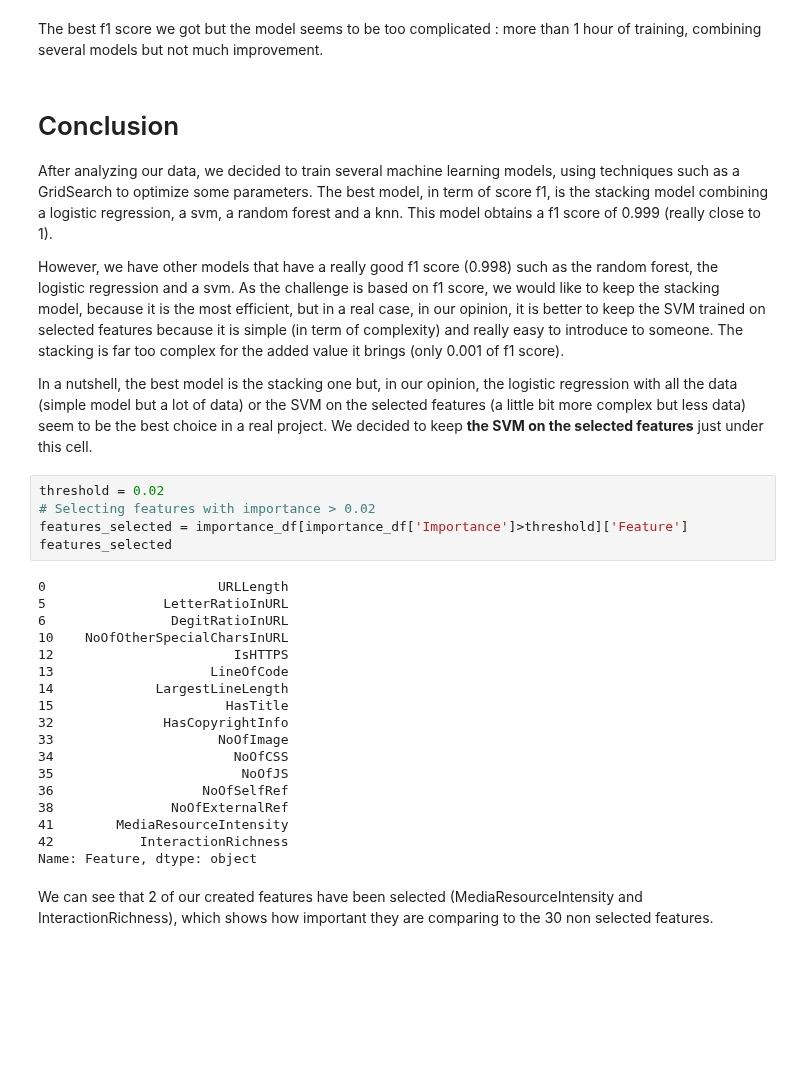
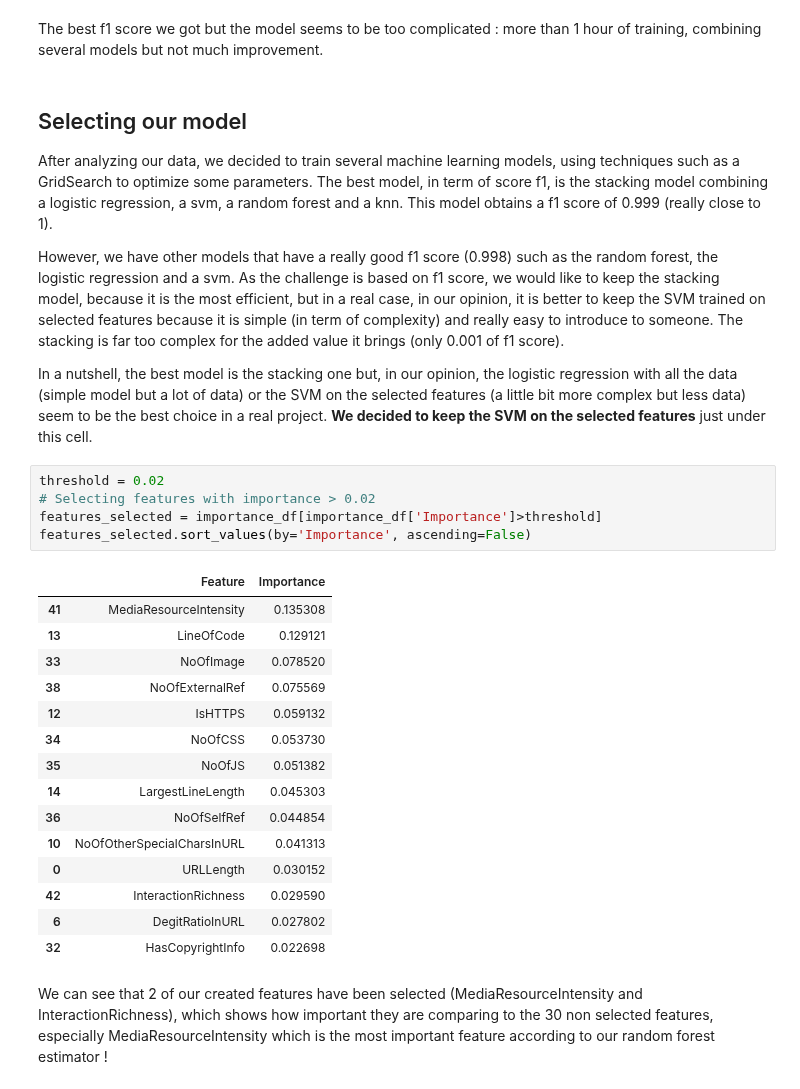
Before and after one commit to mathildadmbl/challenge2, a Jupyter notebook: challenge_2.ipynb, the cells around one changed output. Saved outputs shown, nothing was run; the diff lists cells and outputs as text; blank space fills up the shorter version.

```diff
--- a/challenge_2.ipynb
+++ b/challenge_2.ipynb
@@ -891,35 +950,33 @@ matrice de confusion
 # %% [markdown]
 The best f1 score we got but the model seems to be too complicated : more than 1 hour of training, combining several models but not much improvement.
 # %% [markdown]
-# Conclusion
+## Selecting our model
 
 After analyzing our data, we decided to train several machine learning models, using techniques such as a GridSearch to optimize some parameters. The best model, in term of score f1, is the stacking model combining a logistic regression, a svm, a random forest and a knn. This model obtains a f1 score of 0.999 (really close to 1).
 
 However, we have other models that have a really good f1 score (0.998) such as the random forest, the logistic regression and a svm. As the challenge is based on f1 score, we would like to keep the stacking model, because it is the most efficient, but in a real case, in our opinion, it is better to keep the SVM trained on selected features because it is simple (in term of complexity) and really easy to introduce to someone. The stacking is far too complex for the added value it brings (only 0.001 of f1 score).
 
-In a nutshell, the best model is the stacking one but, in our opinion, the logistic regression with all the data (simple model but a lot of data) or the SVM on the selected features (a little bit more complex but less data) seem to be the best choice in a real project. We decided to keep **the SVM on the selected features** just under this cell.
+In a nutshell, the best model is the stacking one but, in our opinion, the logistic regression with all the data (simple model but a lot of data) or the SVM on the selected features (a little bit more complex but less data) seem to be the best choice in a real project. **We decided to keep the SVM on the selected features** just under this cell.
 # %%
 threshold = 0.02
 # Selecting features with importance > 0.02
-features_selected = importance_df[importance_df['Importance']>threshold]['Feature']
-features_selected
+features_selected = importance_df[importance_df['Importance']>threshold]
+features_selected.sort_values(by='Importance', ascending=False)
 # %% [output]
-0                      URLLength
-5               LetterRatioInURL
-6                DegitRatioInURL
-10    NoOfOtherSpecialCharsInURL
-12                       IsHTTPS
-13                    LineOfCode
-14             LargestLineLength
-15                      HasTitle
-32              HasCopyrightInfo
-33                     NoOfImage
-34                       NoOfCSS
-35                        NoOfJS
-36                   NoOfSelfRef
-38               NoOfExternalRef
-41        MediaResourceIntensity
-42           InteractionRichness
-Name: Feature, dtype: object
+|  | Feature | Importance |
+| 41 | MediaResourceIntensity | 0.135308 |
+| 13 | LineOfCode | 0.129121 |
+| 33 | NoOfImage | 0.078520 |
+| 38 | NoOfExternalRef | 0.075569 |
+| 12 | IsHTTPS | 0.059132 |
+| 34 | NoOfCSS | 0.053730 |
+| 35 | NoOfJS | 0.051382 |
+| 14 | LargestLineLength | 0.045303 |
+| 36 | NoOfSelfRef | 0.044854 |
+| 10 | NoOfOtherSpecialCharsInURL | 0.041313 |
+| 0 | URLLength | 0.030152 |
+| 42 | InteractionRichness | 0.029590 |
+| 6 | DegitRatioInURL | 0.027802 |
+| 32 | HasCopyrightInfo | 0.022698 |
 # %% [markdown]
-We can see that 2 of our created features have been selected (MediaResourceIntensity and InteractionRichness), which shows how important they are comparing to the 30 non selected features.
+We can see that 2 of our created features have been selected (MediaResourceIntensity and InteractionRichness), which shows how important they are comparing to the 30 non selected features, especially MediaResourceIntensity which is the most important feature according to our random forest estimator !
```
Also changed, not shown: parts of 34 cells of this notebook.
